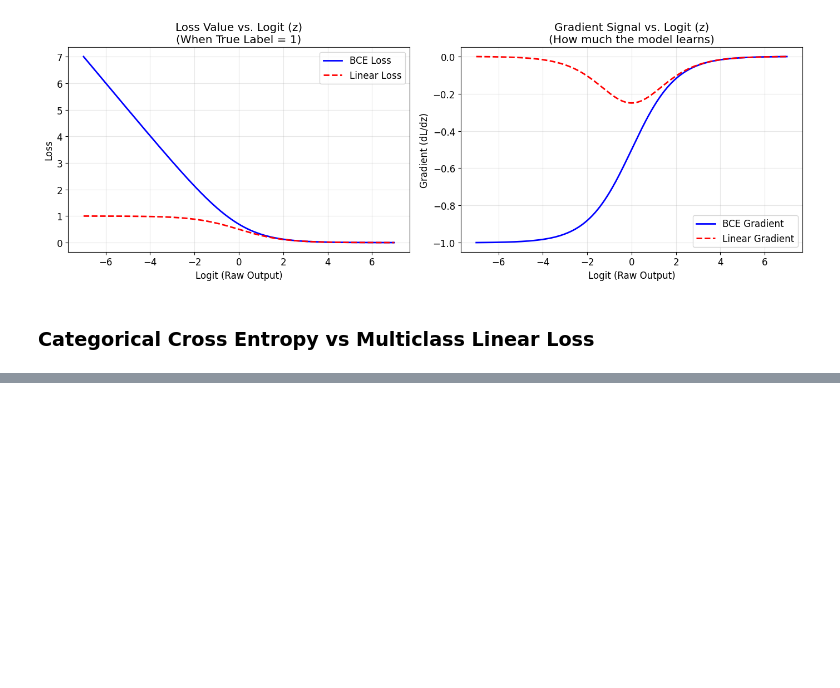
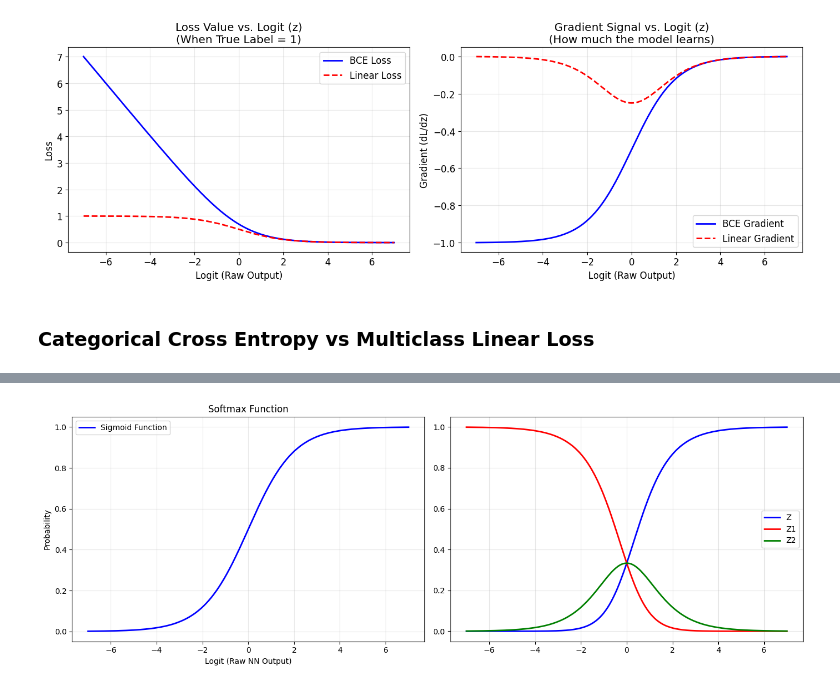
Before and after one commit to badaru-musa/fastbook, a Jupyter notebook: clean/04_mnist_basics.ipynb, the cells around one changed output, grey strips where cells are left out. Drawn from its saved outputs; the diff is of its cells as text; code cells hidden in the pictures; blank space fills up the shorter version.

```diff
--- a/clean/04_mnist_basics.ipynb
+++ b/clean/04_mnist_basics.ipynb
@@ -1271,0 +1281,88 @@ plt.show()
+# %%
+import numpy as np
+import matplotlib.pyplot as plt
+
+def softmax(logits):
+    logits = np.array(logits)
+
+    # For numerical stability, subtract the max value
+    # This prevents overflow in exp() without changing the result
+    if logits.ndim == 1:
+        # 1D array case
+        logits_shifted = logits - np.max(logits)
+        exp_logits = np.exp(logits_shifted)
+        probabilities = exp_logits / np.sum(exp_logits)
+    else:
+        logits_shifted = logits - np.max(logits, axis=1, keepdims=True)
+        exp_logits = np.exp(logits_shifted)
+        probabilities = exp_logits / np.sum(exp_logits, axis=1, keepdims=True)
+
+    return probabilities
+
+# 1. Define the range of logits (raw model output)
+z = np.linspace(-7, 7, 500)
+exp_z = np.exp(z)
+prob_z = []
+z1 = np.linspace(7, -7, 500)
+exp_z1 = np.exp(z1)
+prob_z1 = []
+z2 = np.zeros(500)
+exp_z2 = np.exp(z2)
+prob_z2 = []
+
+# 2. Convert logits to probabilities (Sigmoid)
+sigmoid = 1 / (1 + np.exp(-z))
+exp = np.exp(-z)
+y_true = 1.0
+
+
+for a,b,c in zip(z, z1, z2):
+    probs = softmax([a,b,c])
+    prob_z.append(probs[0])
+    prob_z1.append(probs[1])
+    prob_z2.append(probs[2])
+
+# # --- Loss Functions ---
+# # Binary Cross Entropy: -[y*log(p) + (1-y)*log(1-p)]
+# loss_bce = - (y_true * np.log(y_pred + 1e-15)) # added epsilon for stability
+
+# # Linear Loss (MAE): |y - p|
+# loss_linear = np.abs(y_true - y_pred)
+
+# # --- Gradient Calculations (dL/dz) ---
+# # Gradient of BCE w.r.t Logit z is: (y_pred - y_true)
+# grad_bce = y_pred - y_true
+
+# # Gradient of Linear Loss w.r.t Logit z is: -sigmoid'(z) if y=1
+# # sigmoid'(z) = sigmoid(z) * (1 - sigmoid(z))
+# grad_linear = - (y_pred * (1 - y_pred))
+
+# --- Visualization ---
+fig, ax = plt.subplots(1, 2, figsize=(14, 5))
+
+# Plot 1: Loss Values
+ax[0].plot(z, sigmoid, label='Sigmoid Function', color='blue', linewidth=2)
+#ax[0].plot(z, exp, label='Exponent Function', color='red', linestyle='--', linewidth=2)
+ax[0].set_title("Sigmoid Function")
+ax[0].set_xlabel("Logit (Raw NN Output)")
+ax[0].set_ylabel("Probability")
+ax[0].legend()
+ax[0].grid(alpha=0.3)
+
+# Plot 2: Gradient (The Learning Signal)
+ax[1].plot(z, prob_z, label='Z', color='blue', linewidth=2)
+#ax[1].plot(z, exp_z, label='Z', color='blue', linestyle='--', linewidth=2)
+ax[1].plot(z, prob_z1, label='Z1', color='red', linewidth=2)
+#ax[1].plot(z1, exp_z1, label='Z1', color='red', linestyle='--', linewidth=2)
+ax[1].plot(z, prob_z2, label='Z2', color='green', linewidth=2)
+#ax[1].plot(z2, exp_z2, label='Z2', color='green', linestyle='--', linewidth=2)
+ax[0].set_title("Softmax Function")
+ax[0].set_xlabel("Logit (Raw NN Output)")
+ax[0].set_ylabel("Probability")
+ax[1].legend()
+ax[1].grid(alpha=0.3)
+
+plt.tight_layout()
+plt.show()
+# %% [output]
+[figure, added]
```
Also changed, not shown: parts of 6 cells of this notebook, 2 other files.
